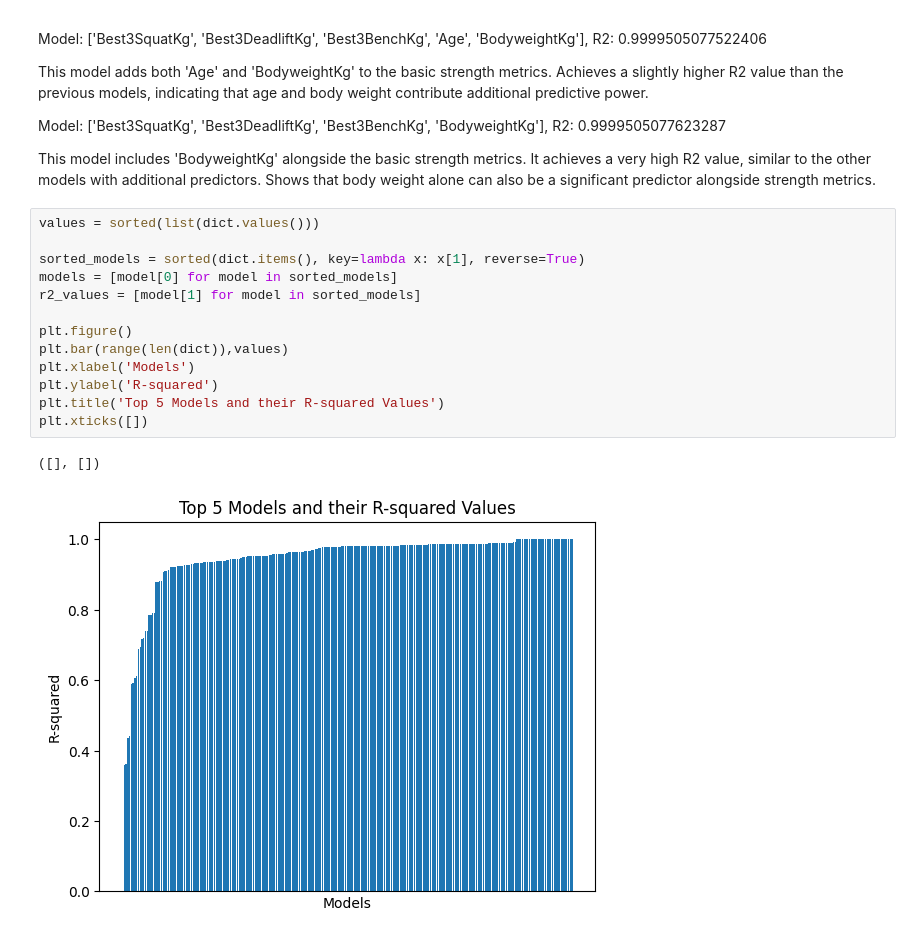
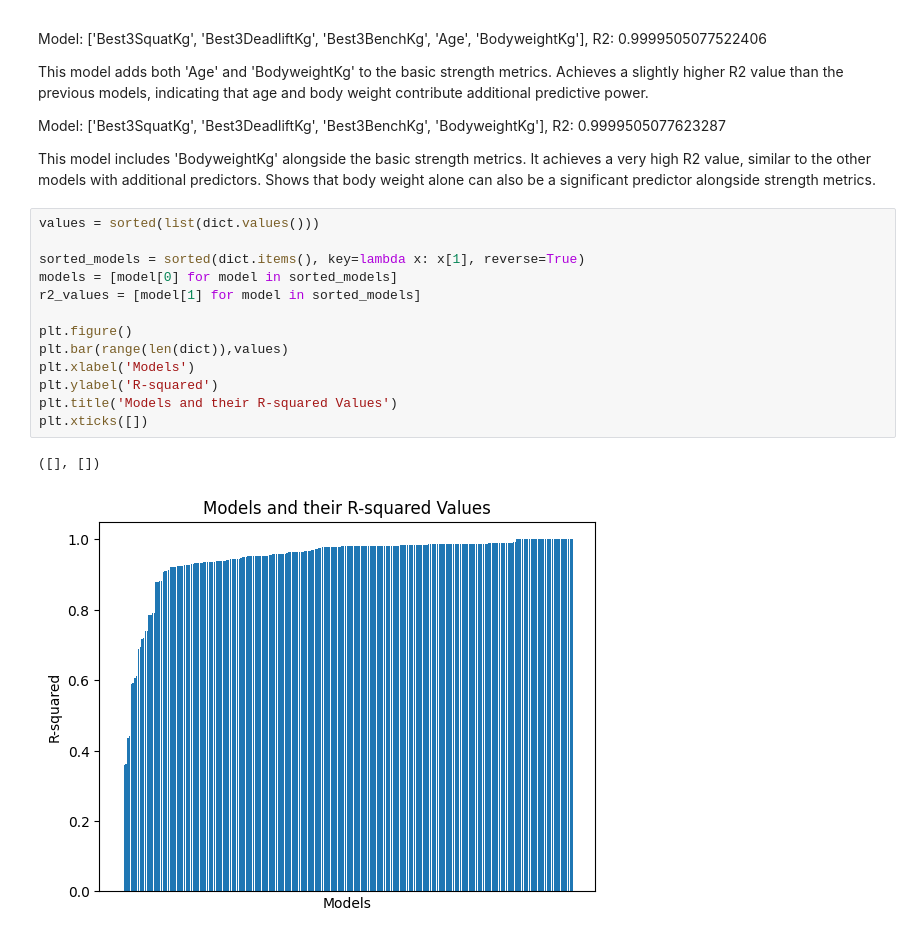
Before and after one commit to adam-grove/Practice, a Jupyter notebook: Power Lifting Project/Feature Engineering and Model Selection.ipynb, the cells around one changed output. Saved outputs shown, nothing was run; the diff lists cells and outputs as text.

Commit message:
Fixed errors in graph

```diff
--- a/Power Lifting Project/Feature Engineering and Model Selection.ipynb
+++ b/Power Lifting Project/Feature Engineering and Model Selection.ipynb
@@ -302,16 +302,16 @@ Shows that body weight alone can also be a significant predictor alongside stren
 # %%
 values = sorted(list(dict.values()))
 
 sorted_models = sorted(dict.items(), key=lambda x: x[1], reverse=True)
 models = [model[0] for model in sorted_models]
 r2_values = [model[1] for model in sorted_models]
 
 plt.figure()
 plt.bar(range(len(dict)),values)
 plt.xlabel('Models')
 plt.ylabel('R-squared')
-plt.title('Top 5 Models and their R-squared Values')
+plt.title('Models and their R-squared Values')
 plt.xticks([])
 # %% [output]
 ([], [])
-[figure, old version]
+[figure, new version]
```
